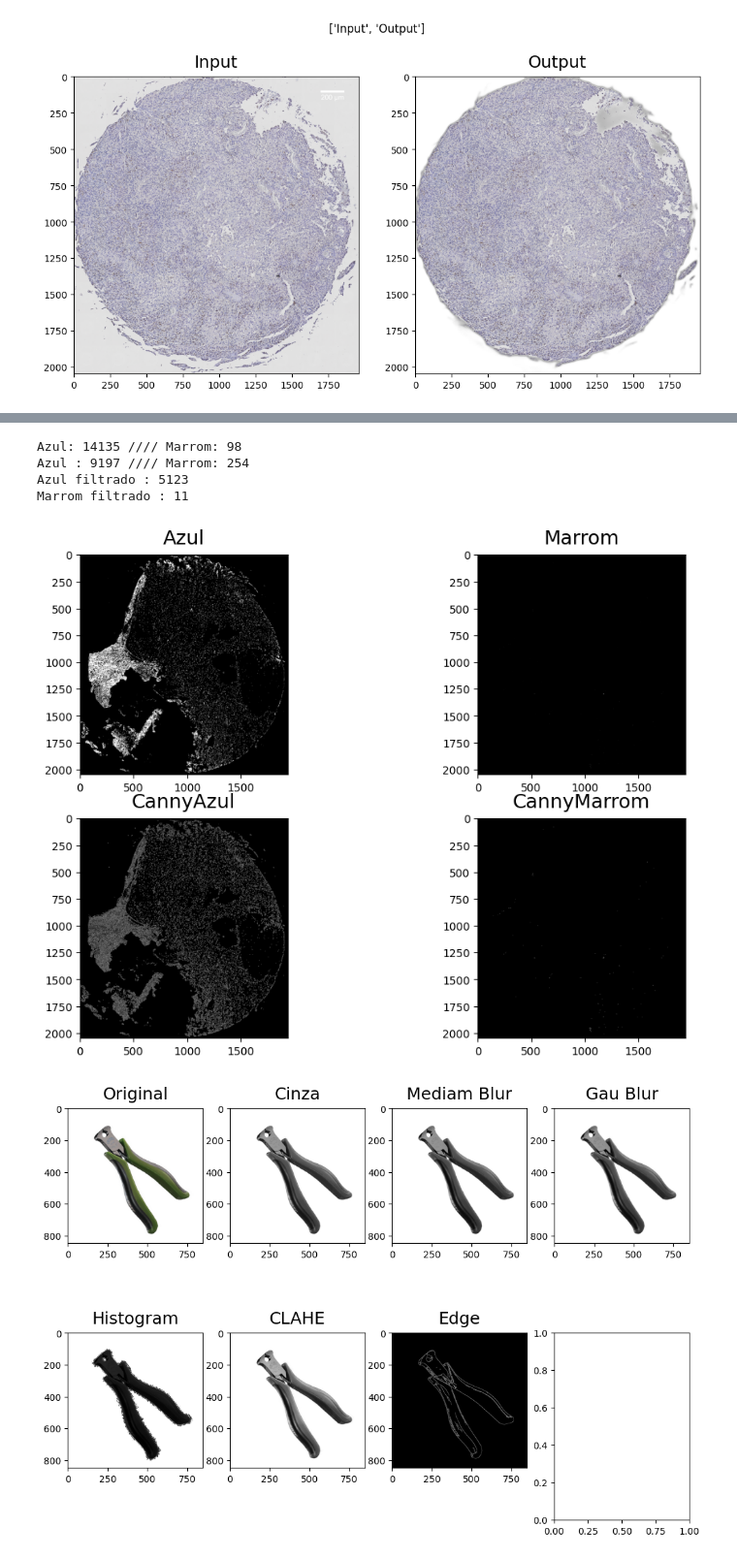
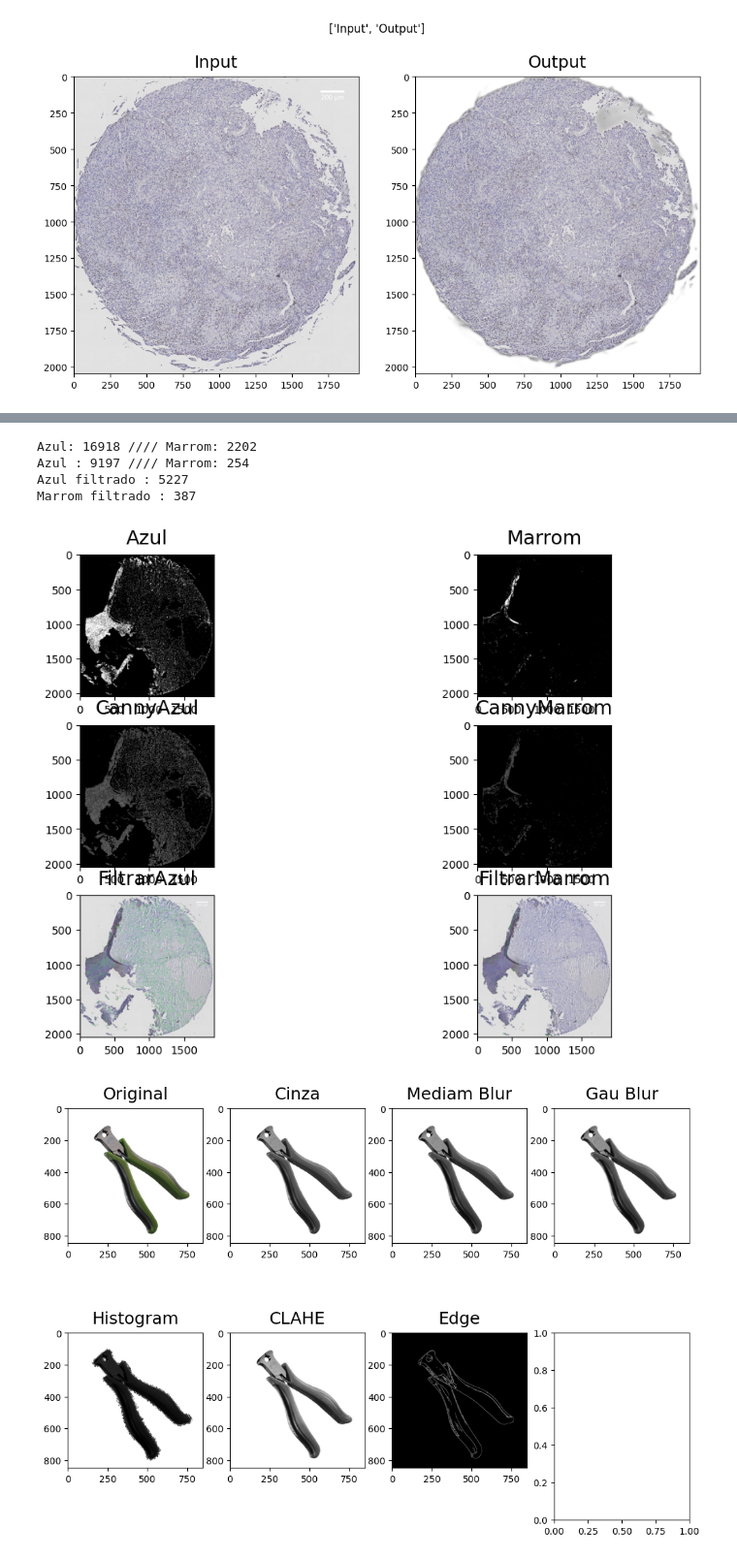
Before and after one commit to Marcal7/ImagensMedicasCell, a Jupyter notebook: demosntração.ipynb, the cells around one changed output, grey strips where cells are left out. Shown at 97% size. Drawn from its saved outputs; the diff is of its cells as text; code cells hidden in the pictures.

Commit message:
Filtros ajustados

```diff
--- a/demosntração.ipynb
+++ b/demosntração.ipynb
@@ -78,7 +78,7 @@ showMultipleImages(imgs_array, titlesArray, (12, 8), 2, 1)
 import cv2 as cv
 import numpy as np
 
-im = cv.imread("TMA1_08.vsi - Series #1 at (1424, 2192).tif")
+im = cv.imread("cel.tif")
 
 print('Largura da imagem:', im.shape[1])
 print('Altura da imagem:', im.shape[0])
@@ -118,60 +123,69 @@ import cv2
 import matplotlib.pyplot as plt
 from cv2 import imshow
 
-def contagem(image, lhue, lsaturation, lvalue, uhue, usaturation, uvalue, canny_low, canny_upper):
+def contagem(image, lred, lgreen, lblue, ured, ugreen, ublue, canny_low, canny_upper):
     # Carregar a imagem processada sem fundo
     imagem = cv2.imread(image)
+    if imagem is None:
+        print(f"Erro ao carregar a imagem: {image}")
+        return
 
     # Converter a imagem para o espaço de cor RBG
     rgb_image = cv2.cvtColor(imagem, cv2.COLOR_BGR2RGB)
 
     # Ajustar limites para a cor
-    lower = np.array([lhue, lsaturation, lvalue])  # Limite inferior ajustado
-    upper = np.array([uhue, usaturation, uvalue])  # Limite superior ajustado
+    lower = np.array([lred, lgreen, lblue])  # Limite inferior ajustado
+    upper = np.array([ured, ugreen, ublue])  # Limite superior ajustado
 
     # Criar a máscara para os biomarcadores marrons
     mask = cv2.inRange(rgb_image, lower, upper)
     img = cv2.bitwise_and(rgb_image, rgb_image, mask=mask)
 
     edges = cv2.Canny(img, canny_low, canny_upper, apertureSize=7, L2gradient=False)
 
      # Encontrar contornos na máscara redimensionada
     contours, _ = cv2.findContours(edges, cv2.RETR_EXTERNAL, cv2.CHAIN_APPROX_SIMPLE)
 
-    contornos_filtrados = []
+    circulo = []
 
     for contour in contours:
         area = cv2.contourArea(contour)
+        perimeter =cv2.arcLength(contour, True)
 
-        if 10 <= area <= 100:
-            contornos_filtrados.append(contour)
+        if perimeter > 0:
+            circularity = (4 * np.pi * area) / (perimeter ** 2)
+
+            if 0.2 <= circularity <= 1.5 and 10 <= area <= 200:
+                circulo.append(contour)
+
+    img_filtrada = cv2.drawContours(np.copy(rgb_image), circulo, -1, (0, 255, 0), 1)  # Contornos em verde
 
     # Contar o número de contornos (pontos distintos)
-    num_points_brown = len(contours)
-    num_contornos = len(contornos_filtrados)
+    num_points = len(contours)
+    num_contornos = len(circulo)
 
-    return num_points_brown, mask, edges, num_contornos
+    return num_points, mask, edges, num_contornos, img_filtrada
 
-azul, img_azul, canny_edgA, filtrar_azul = contagem("C:/Users/55169/PycharmProjects/ImagensMedicas/TMA_1/TMA_1/TMA1_08.vsi - Series #1 at (1424, 2192).tif", 20, 20, 120, 129, 129, 255, 75, 100)
-marrom, img_marrom, canny_edgM, filtrar_marrom = contagem("C:/Users/55169/PycharmProjects/ImagensMedicas/TMA_1/TMA_1/TMA1_08.vsi - Series #1 at (1424, 2192).tif", 105, 105, 50, 255, 255, 110, 75, 100)
+azul, img_azul, canny_edgA, filtrar_azul, img_filtrada_azul = contagem("C:/Users/55169/PycharmProjects/ImagensMedicas/TMA_1/TMA1_08.vsi - Series #1 at (1424, 2192).tif", 0, 0, 120, 140, 140, 255, 75, 100)
+marrom, img_marrom, canny_edgM, filtrar_marrom, img_filtrada_marrom = contagem("C:/Users/55169/PycharmProjects/ImagensMedicas/TMA_1/TMA1_08.vsi - Series #1 at (1424, 2192).tif", 0, 0, 0, 255, 255, 110, 75, 100)
 print(f"Azul: {azul} //// Marrom: {marrom}")
 print(f"Azul : 9197 //// Marrom: 254")
 
 
 print(f"Azul filtrado : {filtrar_azul}")
 print(f"Marrom filtrado : {filtrar_marrom}")
 
-imgs_array = [img_azul, img_marrom, canny_edgA, canny_edgM]
-titlesArray = ['Azul', 'Marrom', 'CannyAzul', 'CannyMarrom']
+imgs_array = [img_azul, img_marrom, canny_edgA, canny_edgM, img_filtrada_azul, img_filtrada_marrom]
+titlesArray = ['Azul', 'Marrom', 'CannyAzul', 'CannyMarrom', 'FiltrarAzul', 'FiltrarMarrom']
 
-showMultipleImages(imgs_array, titlesArray, (12, 8), 2, 2)
+showMultipleImages(imgs_array, titlesArray, (12, 8), 2, 3)
 writeMultipleImages(imgs_array, titlesArray, name = 'canny')
 # %% [output]
-Azul: 14135 //// Marrom: 98
+Azul: 16918 //// Marrom: 2202
 Azul : 9197 //// Marrom: 254
-Azul filtrado : 5123
-Marrom filtrado : 11
+Azul filtrado : 5227
+Marrom filtrado : 387
-[figure, old version]
+[figure, new version]
 # %%
 import cv2
 import numpy as np
```
Also changed, not shown: parts of 1 cell of this notebook, 6 other files.
